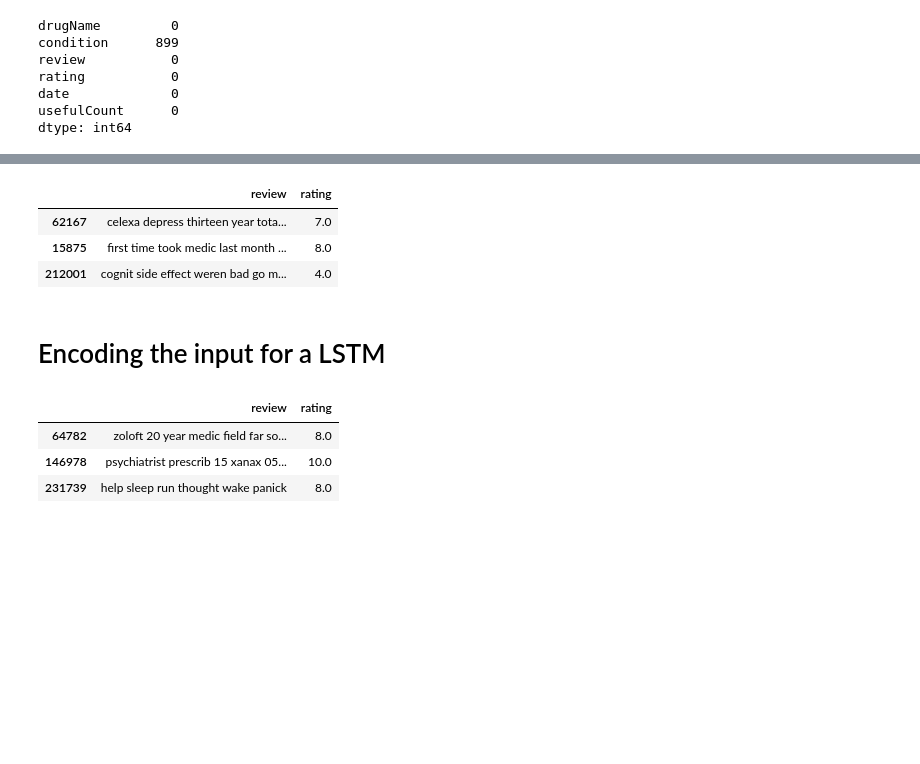
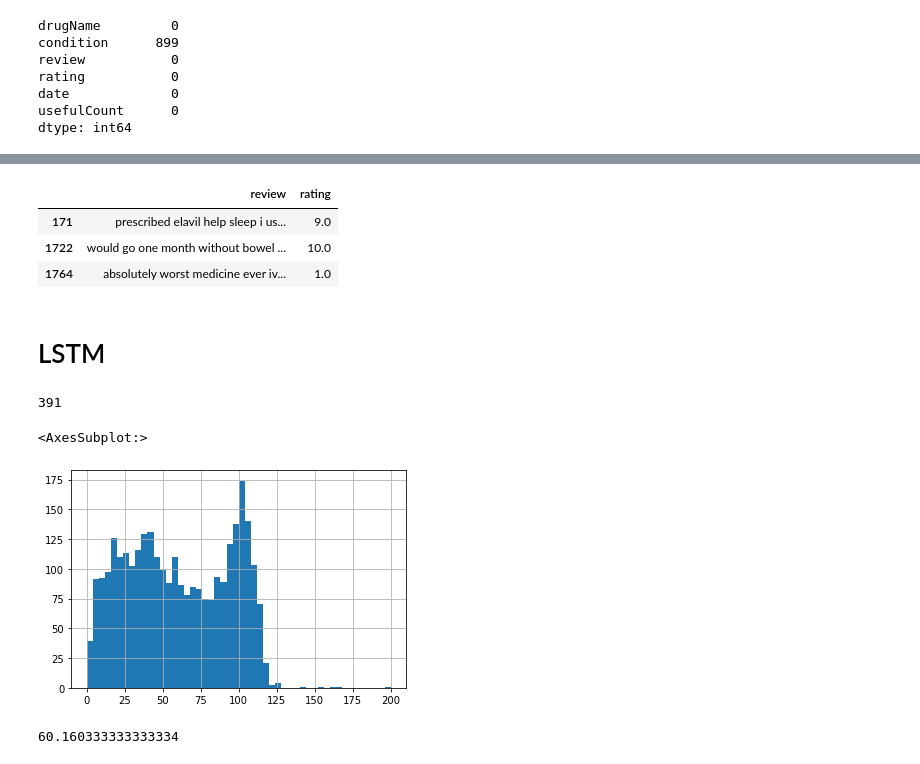
Before and after one commit to ArmandoLp/DrugReviewDataset, a Jupyter notebook: Examen 1- LSTM.ipynb, the cells around one changed output, grey strips where cells are left out. Cells and saved outputs as stored; diff of their text form; code cells hidden in the pictures; blank space fills up the shorter version.

```diff
--- a/Examen 1- LSTM.ipynb
+++ b/Examen 1- LSTM.ipynb
@@ -80,4 +80,4 @@ dtype: int64
 # %%
 df=df[['review','rating']]
 # %%
-df.sample(5)
+df=df.sample(3000).reset_index(drop=True)
@@ -117,27 +111,2 @@ def remove_stopwords(text, is_lower_case=False):
 # %%
 df['review']=df['review'].apply(remove_stopwords)
-# %%
-#Removing the html strips
-def strip_html(text):
-    soup = BeautifulSoup(text, "html.parser")
-    return soup.get_text()
-
-#Removing the square brackets
-def remove_between_square_brackets(text):
-    return re.sub('\[[^]]*\]', '', text)
-
-def remove_special_characters(text, remove_digits=True):
-    pattern=r'[^A-Za-z0-9À-ÖØ-öø-ÿ\s]'
-    text=re.sub(pattern,'',text)
-    text=re.sub(r'\n', '', text)
-    return text
-
-#Removing the noisy text
-def denoise_text(text):
-    text = strip_html(text)
-    text = remove_between_square_brackets(text)
-    text= remove_special_characters(text)
-    text=re.sub(r"(?<=\w)([A-Z])", r" \1", text)
-    return text
-#Apply function on review column
-df['review']=df['review'].apply(denoise_text)
@@ -158,17 +129,23 @@ def simple_stemmer(text):
 # %%
-df['review']=df['review'].apply(simple_stemmer)
 df.sample(3)
 # %% [output]
 |  | review | rating |
-| 62167 | celexa depress thirteen year tota... | 7.0 |
-| 15875 | first time took medic last month ... | 8.0 |
-| 212001 | cognit side effect weren bad go m... | 4.0 |
+| 171 | prescribed elavil help sleep i us... | 9.0 |
+| 1722 | would go one month without bowel ... | 10.0 |
+| 1764 | absolutely worst medicine ever iv... | 1.0 |
 # %% [markdown]
-# Encoding the input for a LSTM
+# LSTM
-# %%
-df.sample(3)
-# %% [output]
-|  | review | rating |
-| 64782 | zoloft 20 year medic field far so... | 8.0 |
-| 146978 | psychiatrist prescrib 15 xanax 05... | 10.0 |
-| 231739 | help sleep run thought wake panick | 8.0 |
+# %%
+max(df.review.str.split().str.len())
+# %% [output]
+391
+# %%
+df.review.str.split().str.len().hist(bins=50, range=[0,200])
+# %% [output]
+<AxesSubplot:>
+[figure, added]
+# %%
+from statistics import mean
+mean(df.review.str.split().str.len())
+# %% [output]
+60.160333333333334
```
Also changed, not shown: parts of 41 cells of this notebook, 2 other files.
